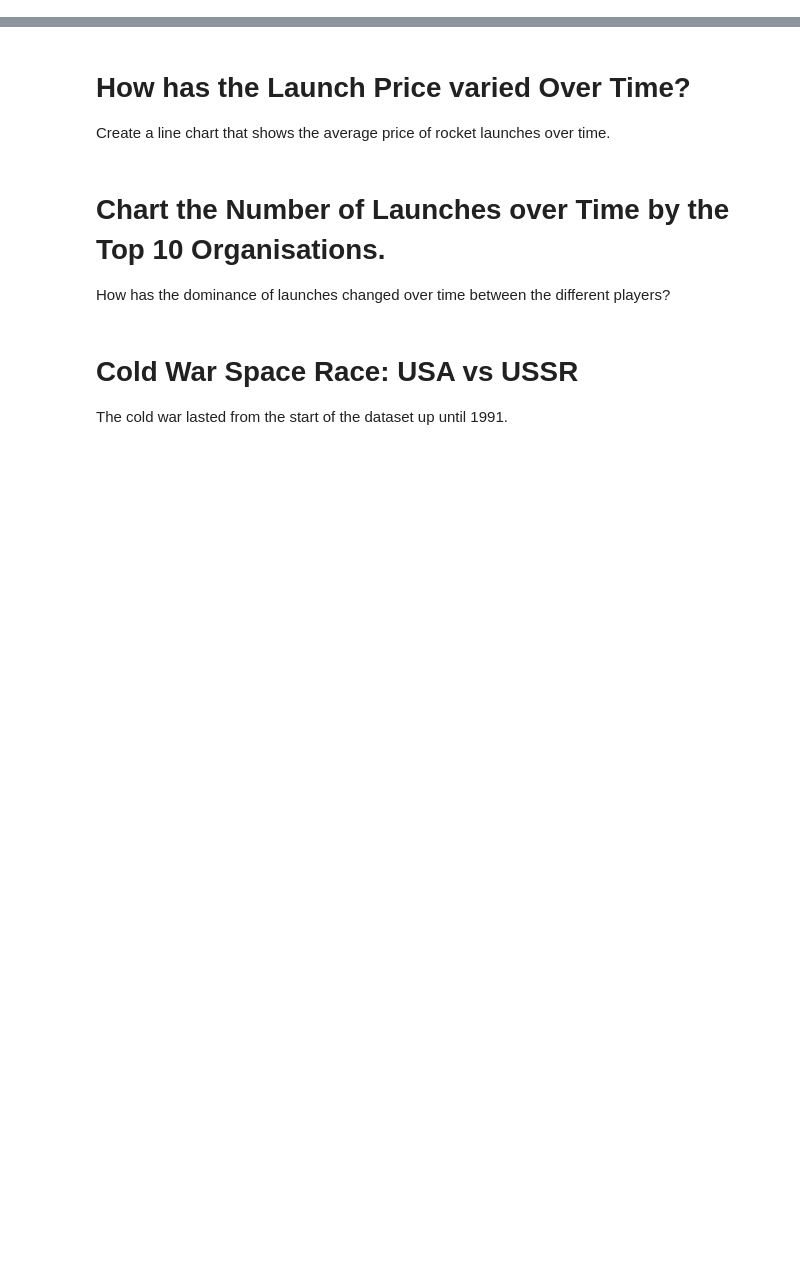
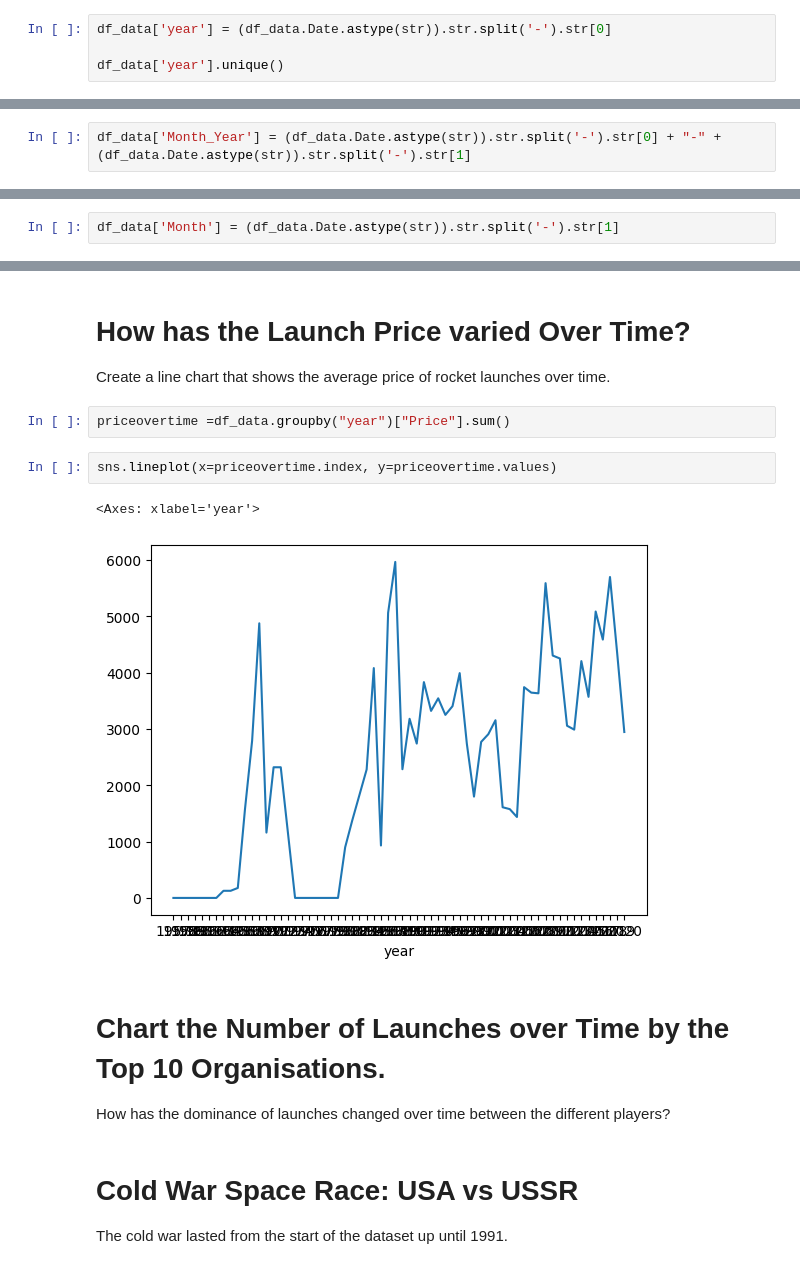
Before and after one commit to staixo/Python100day, a Jupyter notebook: Professional/SpaceMission/Space_Missions_Analysis.ipynb, the cells around one changed output, grey strips where cells are left out. Cells and saved outputs as stored; diff of their text form; blank space fills up the shorter version.

```diff
--- a/Professional/SpaceMission/Space_Missions_Analysis.ipynb
+++ b/Professional/SpaceMission/Space_Missions_Analysis.ipynb
@@ -330,2 +409,6 @@ fig.show()
 # %% [markdown]
 # Chart the Number of Launches per Year
+# %%
+df_data['year'] = (df_data.Date.astype(str)).str.split('-').str[0]
+
+df_data['year'].unique()
@@ -333,3 +443,5 @@ fig.show()
 # Chart the Number of Launches Month-on-Month until the Present
 
 Which month has seen the highest number of launches in all time? Superimpose a rolling average on the month on month time series chart.
+# %%
+df_data['Month_Year'] = (df_data.Date.astype(str)).str.split('-').str[0] + "-" + (df_data.Date.astype(str)).str.split('-').str[1]
@@ -337,3 +466,5 @@ Which month has seen the highest number of launches in all time? Superimpose a r
 # Launches per Month: Which months are most popular and least popular for launches?
 
 Some months have better weather than others. Which time of year seems to be best for space missions?
+# %%
+df_data['Month'] = (df_data.Date.astype(str)).str.split('-').str[1]
@@ -341,6 +489,13 @@ Some months have better weather than others. Which time of year seems to be best
 # How has the Launch Price varied Over Time?
 
 Create a line chart that shows the average price of rocket launches over time.
+# %%
+priceovertime =df_data.groupby("year")["Price"].sum()
+# %%
+sns.lineplot(x=priceovertime.index, y=priceovertime.values)
+# %% [output]
+<Axes: xlabel='year'>
+[figure, added]
 # %% [markdown]
 # Chart the Number of Launches over Time by the Top 10 Organisations.
 
```
Also changed, not shown: parts of 17 cells of this notebook.
